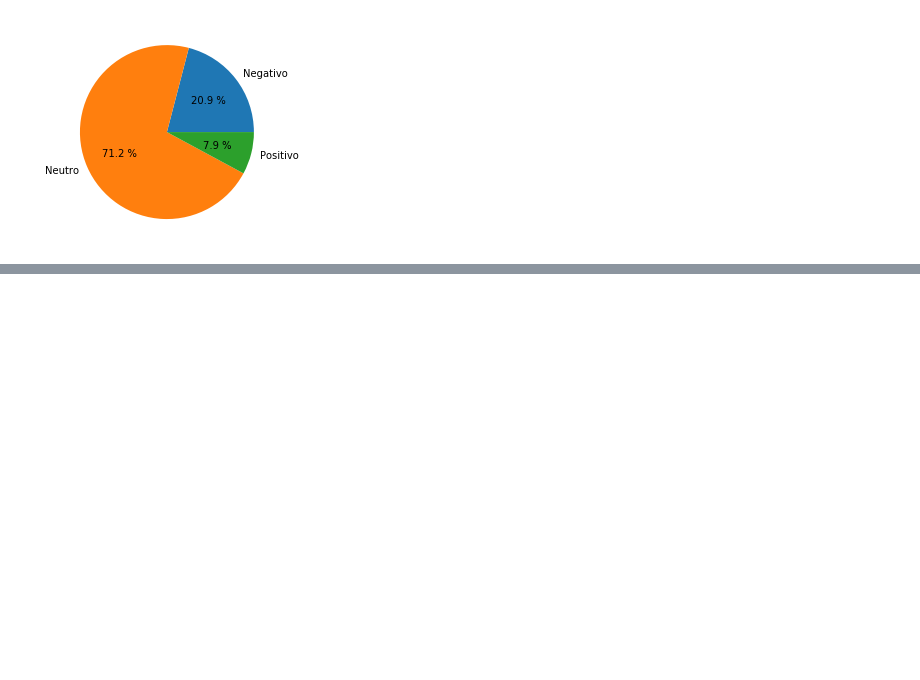
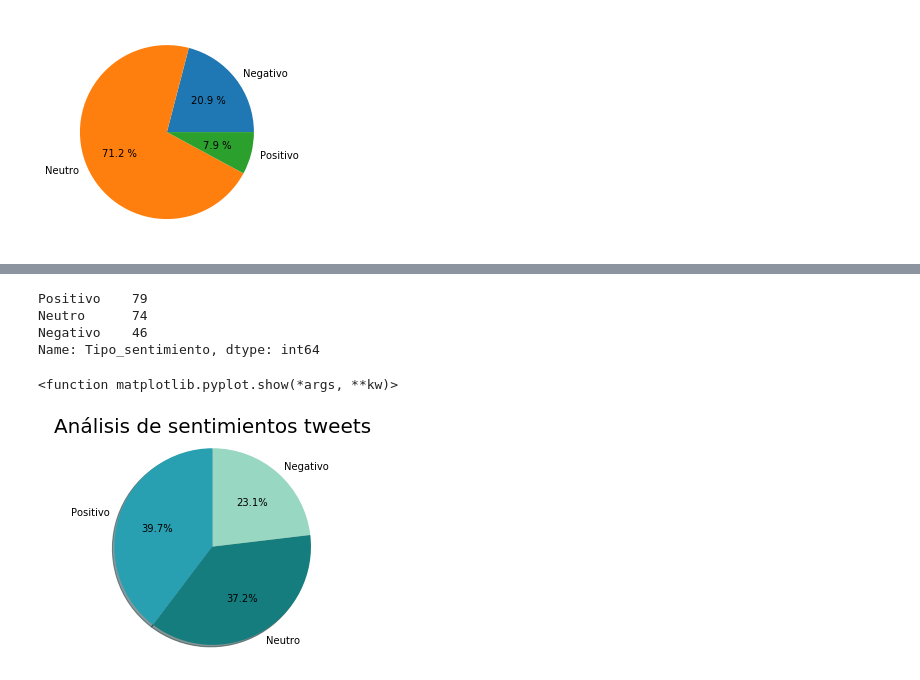
Before and after one commit to Nadia-Pardo/Clase-NLP, a Jupyter notebook: Proyecto Final NLP.ipynb, the cells around one changed output, grey strips where cells are left out. Drawn from its saved outputs; the diff is of its cells as text; code cells hidden in the pictures; blank space fills up the shorter version.

```diff
--- a/Proyecto Final NLP.ipynb
+++ b/Proyecto Final NLP.ipynb
@@ -805,0 +957,10 @@ palabras = [palabra for palabra in word if palabra not in stopwords_sp]
+# %%
+def get_polarity(text):
+    analysis = TextBlob(text)
+    if text != '':
+        if analysis.detect_language() == 'es':
+            result = analysis.translate(from_lang = 'es', to = 'en').sentiment.polarity
+            time.sleep(5)
+            return result
+# %%
+df['Sentimiento'] = df['tweet_clean'].apply(get_polarity)
@@ -805,0 +980,11 @@ palabras = [palabra for palabra in word if palabra not in stopwords_sp]
+# %%
+def x_range(x):
+   if x > 0:
+    return 'Positivo'
+   elif x == 0:
+    return 'Neutro'
+   else:
+    return 'Negativo'
+# %%
+df['Tipo_sentimiento'] = df['Sentimiento'].apply(x_range)
+df.head(10)
@@ -805,0 +1021,19 @@ palabras = [palabra for palabra in word if palabra not in stopwords_sp]
+# %%
+df['Tipo_sentimiento'].value_counts()
+# %% [output]
+Positivo    79
+Neutro      74
+Negativo    46
+Name: Tipo_sentimiento, dtype: int64
+# %%
+import matplotlib.pyplot as plt
+labels = 'Positivo','Neutro','Negativo'
+colors = ['#29A0B1','#167D7F','#98D7C2']
+plt.pie(df['Tipo_sentimiento'].value_counts(),labels=labels, colors=colors,
+       autopct = '%1.1f%%', shadow = True, startangle = 90)
+plt.title('Análisis de sentimientos tweets',fontsize = 20)
+plt.axis('equal')
+plt.show
+# %% [output]
+<function matplotlib.pyplot.show(*args, **kw)>
+[figure, added]
```
Also changed, not shown: parts of 79 cells of this notebook.
